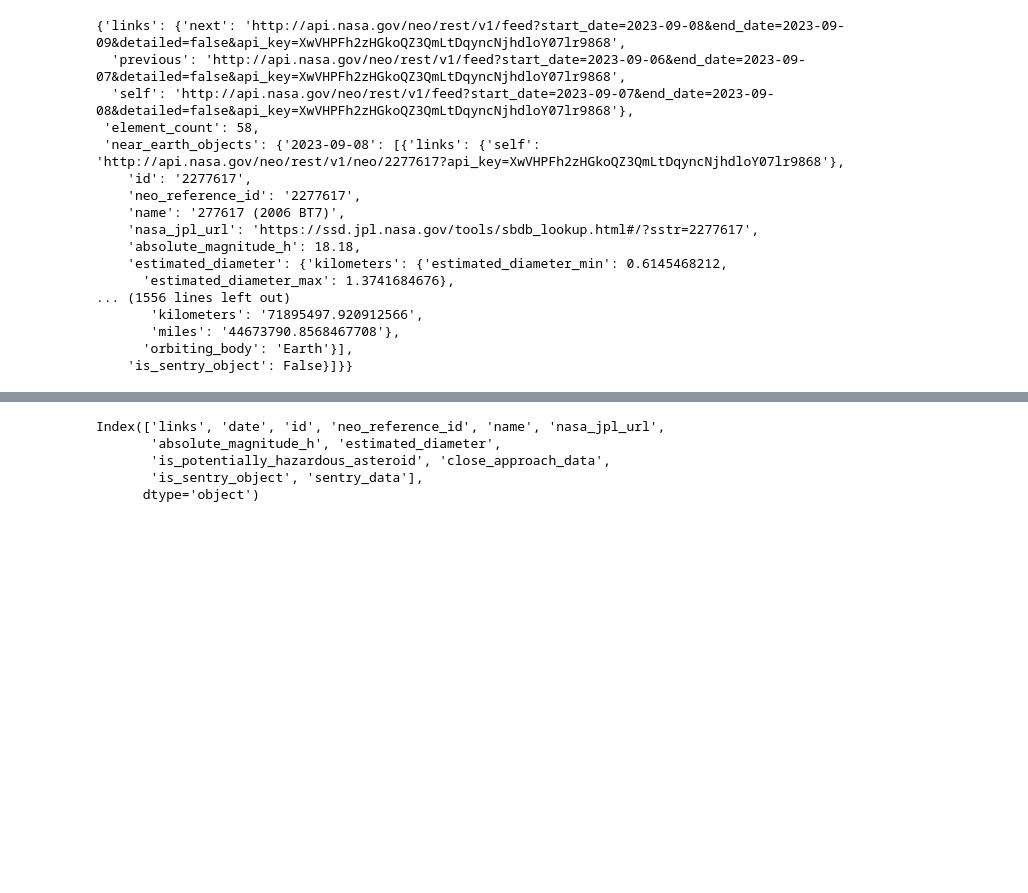
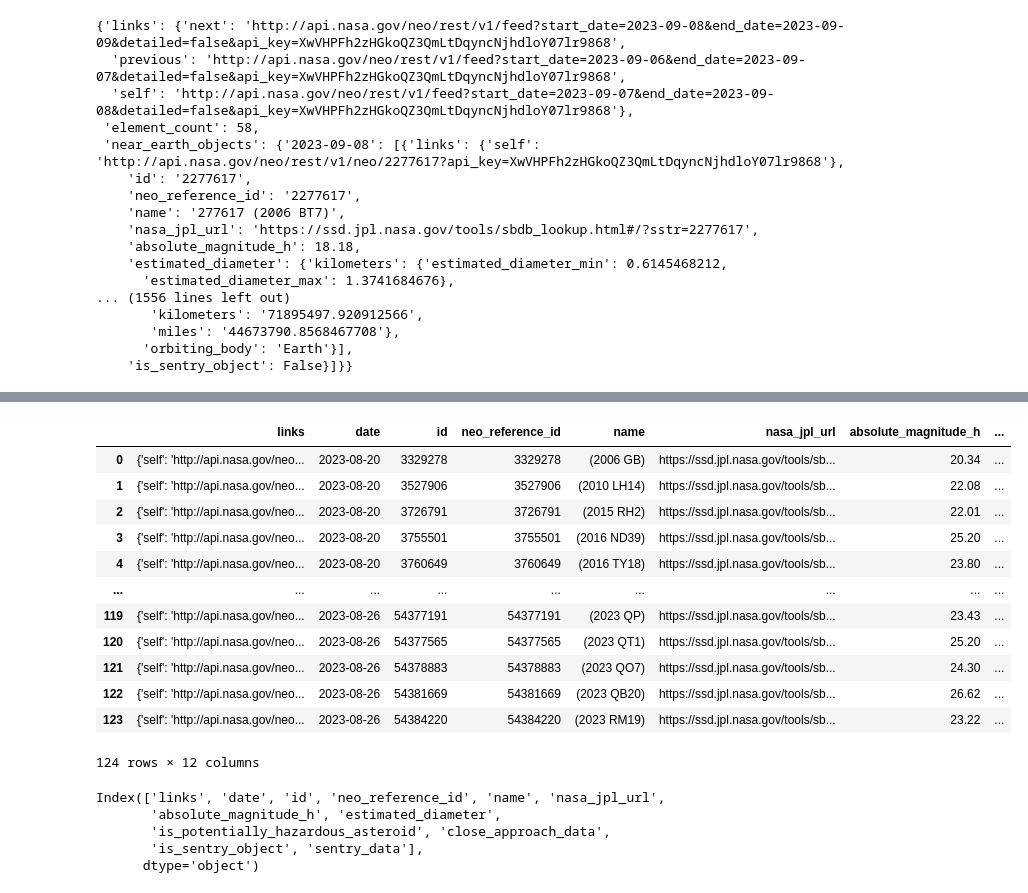
Before and after one commit to Matyas84/Visualizing-Asteroid-Approaches, a Jupyter notebook: nasa.ipynb, the cells around one changed output, grey strips where cells are left out. Cells and saved outputs as stored; diff of their text form; code cells hidden in the pictures; blank space fills up the shorter version.

```diff
--- a/nasa.ipynb
+++ b/nasa.ipynb
@@ -104,7 +107,7 @@ def request_nasa_one_day(date_str):
     except Exception as e:
         print(e)
 # %%
-days_from_period = iterate_over_dates("2023-08-25","2023-09-27")
+days_from_period = iterate_over_dates("2023-08-20","2023-08-26")
 # %%
 days_from_period
 # %% [output]
@@ -151,3 +149,23 @@ raw
+# %%
+raw = pd.DataFrame()
+for d in days_from_period[::7]:
+    df1 = ((seven_days(d)))
+    raw = pd.concat([raw, df1], ignore_index=True)
+raw
+# %% [output]
+|  | links | date | id | neo_reference_id | name | nasa_jpl_url | absolute_magnitude_h | ... |
+| 0 | {'self': 'http://api.nasa.gov/neo... | 2023-08-20 | 3329278 | 3329278 | (2006 GB) | https://ssd.jpl.nasa.gov/tools/sb... | 20.34 | ... |
+| 1 | {'self': 'http://api.nasa.gov/neo... | 2023-08-20 | 3527906 | 3527906 | (2010 LH14) | https://ssd.jpl.nasa.gov/tools/sb... | 22.08 | ... |
+| 2 | {'self': 'http://api.nasa.gov/neo... | 2023-08-20 | 3726791 | 3726791 | (2015 RH2) | https://ssd.jpl.nasa.gov/tools/sb... | 22.01 | ... |
+| 3 | {'self': 'http://api.nasa.gov/neo... | 2023-08-20 | 3755501 | 3755501 | (2016 ND39) | https://ssd.jpl.nasa.gov/tools/sb... | 25.20 | ... |
+| 4 | {'self': 'http://api.nasa.gov/neo... | 2023-08-20 | 3760649 | 3760649 | (2016 TY18) | https://ssd.jpl.nasa.gov/tools/sb... | 23.80 | ... |
+| ... | ... | ... | ... | ... | ... | ... | ... | ... |
+| 119 | {'self': 'http://api.nasa.gov/neo... | 2023-08-26 | 54377191 | 54377191 | (2023 QP) | https://ssd.jpl.nasa.gov/tools/sb... | 23.43 | ... |
+| 120 | {'self': 'http://api.nasa.gov/neo... | 2023-08-26 | 54377565 | 54377565 | (2023 QT1) | https://ssd.jpl.nasa.gov/tools/sb... | 25.20 | ... |
+| 121 | {'self': 'http://api.nasa.gov/neo... | 2023-08-26 | 54378883 | 54378883 | (2023 QO7) | https://ssd.jpl.nasa.gov/tools/sb... | 24.30 | ... |
+| 122 | {'self': 'http://api.nasa.gov/neo... | 2023-08-26 | 54381669 | 54381669 | (2023 QB20) | https://ssd.jpl.nasa.gov/tools/sb... | 26.62 | ... |
+| 123 | {'self': 'http://api.nasa.gov/neo... | 2023-08-26 | 54384220 | 54384220 | (2023 RM19) | https://ssd.jpl.nasa.gov/tools/sb... | 23.22 | ... |
+124 rows × 12 columns
 # %%
 raw.columns
 # %% [output]
```
Also changed, not shown: parts of 13 cells of this notebook.
